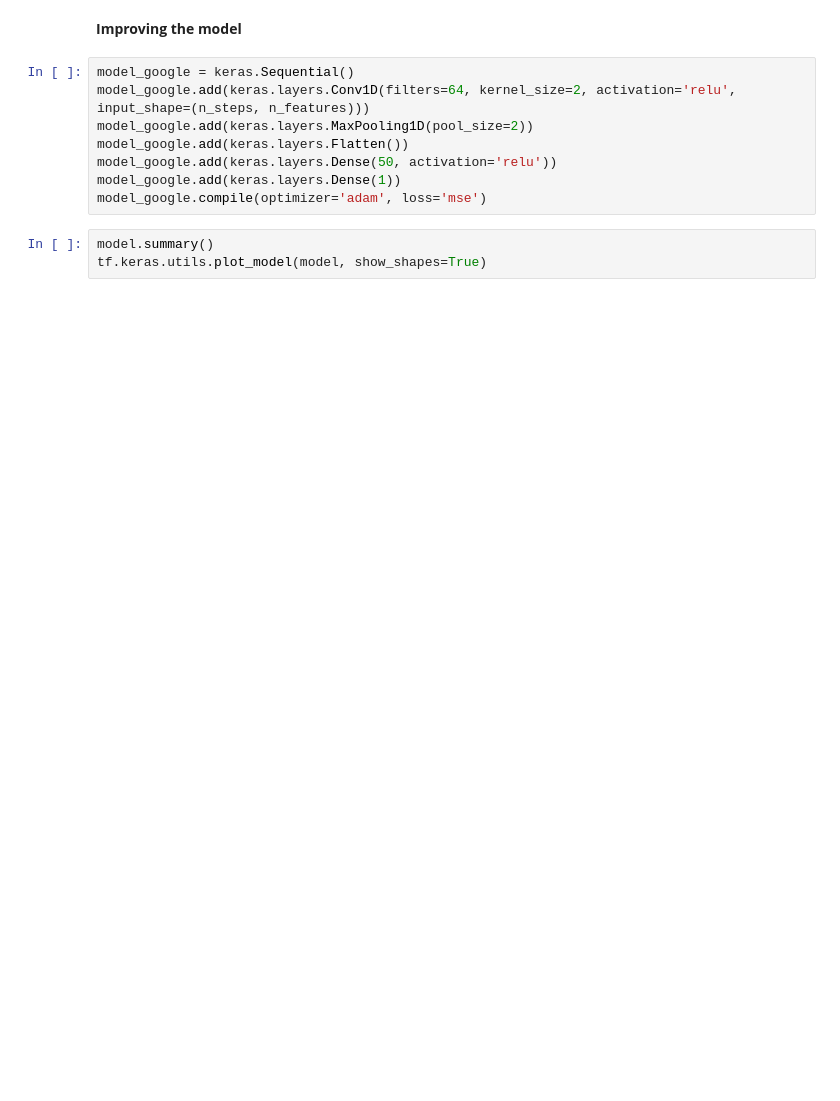
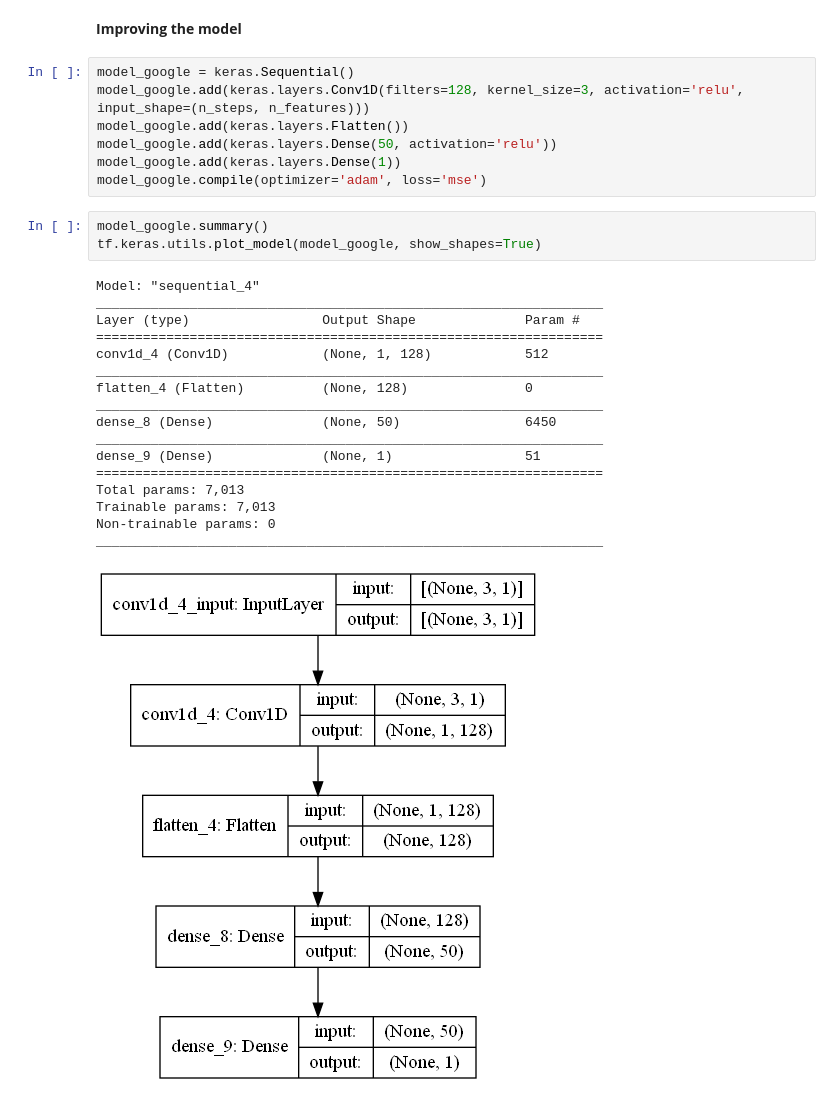
Before and after one commit to Lenflammeur/UCL-MSc_Project, a Jupyter notebook: univariate_cnn_forecasting.ipynb, the cells around one changed output. Cells and saved outputs as stored; diff of their text form; blank space fills up the shorter version.

```diff
--- a/univariate_cnn_forecasting.ipynb
+++ b/univariate_cnn_forecasting.ipynb
@@ -152,12 +182,29 @@ Real value 1 December: 2832.360107421875
 **Improving the model**
 # %%
 model_google = keras.Sequential()
-model_google.add(keras.layers.Conv1D(filters=64, kernel_size=2, activation='relu', input_shape=(n_steps, n_features)))
-model_google.add(keras.layers.MaxPooling1D(pool_size=2))
+model_google.add(keras.layers.Conv1D(filters=128, kernel_size=3, activation='relu', input_shape=(n_steps, n_features)))
 model_google.add(keras.layers.Flatten())
 model_google.add(keras.layers.Dense(50, activation='relu'))
 model_google.add(keras.layers.Dense(1))
 model_google.compile(optimizer='adam', loss='mse')
 # %%
-model.summary()
-tf.keras.utils.plot_model(model, show_shapes=True)
+model_google.summary()
+tf.keras.utils.plot_model(model_google, show_shapes=True)
+# %% [output]
+Model: "sequential_4"
+_________________________________________________________________
+Layer (type)                 Output Shape              Param #
+=================================================================
+conv1d_4 (Conv1D)            (None, 1, 128)            512
+_________________________________________________________________
+flatten_4 (Flatten)          (None, 128)               0
+_________________________________________________________________
+dense_8 (Dense)              (None, 50)                6450
+_________________________________________________________________
+dense_9 (Dense)              (None, 1)                 51
+=================================================================
+Total params: 7,013
+Trainable params: 7,013
+Non-trainable params: 0
+_________________________________________________________________
+[figure, added]
```
Also changed, not shown: parts of 19 cells of this notebook, 1 other file.
